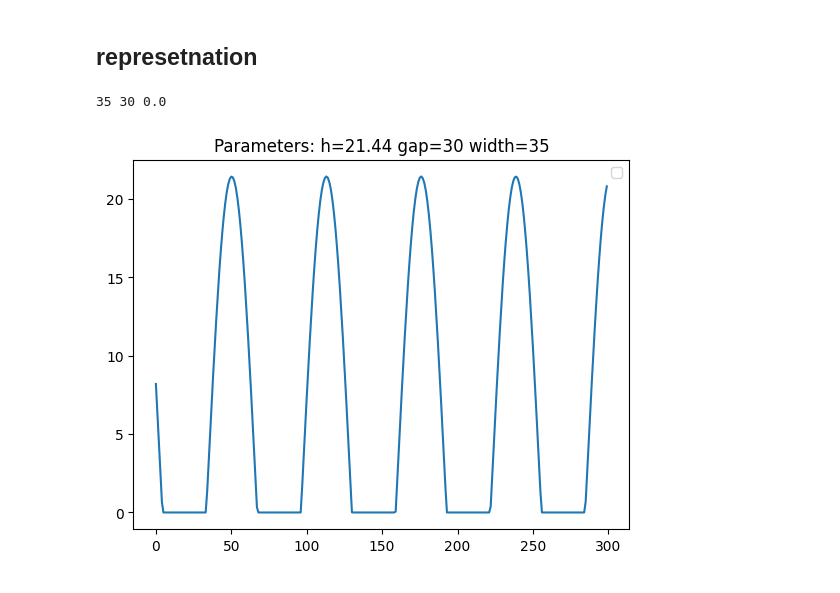
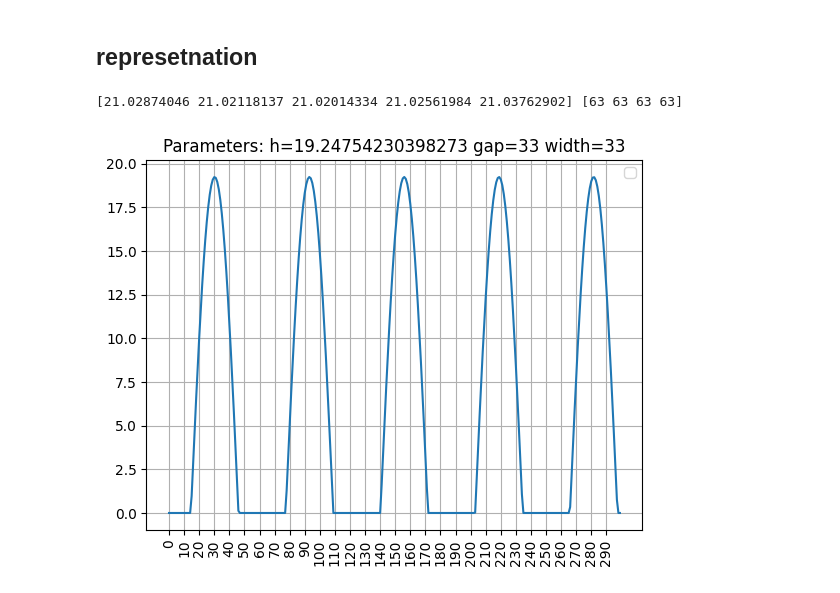
Before and after one commit to shepai/Quadruped, a Jupyter notebook: Code/UBERMODEL/models/view.ipynb, the cells around one changed output. Cells and saved outputs as stored; diff of their text form; code cells hidden in the pictures.

```diff
--- a/Code/UBERMODEL/models/view.ipynb
+++ b/Code/UBERMODEL/models/view.ipynb
@@ -442,38 +442,45 @@ plt.show()
 ## represetnation
 # %%
 # split the waves into simple representations
-
+from scipy.signal import find_peaks
 samples=signals[random_indicies,:,:12]
 sample=samples[0,:300,np.random.randint(0,12)]
-sample=np.round(sample,2)
 a=np.min(sample)
 b=np.max(sample)
 med=np.median(sample)
 di = 1 if abs(abs(med)-abs(a)) < abs(abs(med)-abs(b)) else -1 #if the median is closer to one it is the base
 h = abs(abs(a)-abs(b))
 
 inds=np.where(sample==a)[0] if di==1 else np.where(sample==b)[0]
 peak_points=[int(f) for f in inds]
 plt.plot(sample)
 #plt.plot([med for i in range(300)],c="r")
 #plt.plot([a for i in range(300)],"--",label="peak" if di==1 else "base")
 #plt.plot([b for i in range(300)],"--",label="peak" if di==-1 else "base")
 if di==1: #gather where there are peaks
     base=np.where(sample>a)[0]
     wid=np.where(sample<=a)[0]
 else:
     base=np.where(sample<b)[0]
     wid=np.where(sample>=b)[0]
 level=sample[wid[0]]
 gap=np.max(np.diff(base))
-wid=np.max(np.diff(wid))
+w=np.max(np.diff(wid))
+peaks, props = find_peaks(sample, width=True)
 
-print(wid,gap,level)
+left_edges  = props["left_ips"]   # float positions where peak begins
+right_edges = props["right_ips"]  # float positions where peak ends
+widths      = props["widths"]     # width (right-left)
+dist=np.diff(peaks)
+print(widths,peaks)
+
 #for i in range(len(peak_points)):
     #plt.plot([peak_points[i] for k in range(int(min(a,b)),int(max(a,b)))],[k for k in range(int(min(a,b)),int(max(a,b)))],"--")
-plt.title("Parameters: h="+str(h*di)+" gap="+str(gap)+" width="+str(wid))
+plt.title("Parameters: h="+str(h*di)+" gap="+str(gap)+" width="+str(w))
 plt.legend()
+plt.grid()
+plt.xticks([i for i in range(0,300,10)],[i for i in range(0,300,10)],rotation=90)
 plt.show()
 # %% [output]
-35 30 0.0
+[21.02874046 21.02118137 21.02014334 21.02561984 21.03762902] [63 63 63 63]
-[figure, old version]
+[figure, new version]
```
Also changed, not shown: parts of 2 cells of this notebook.
